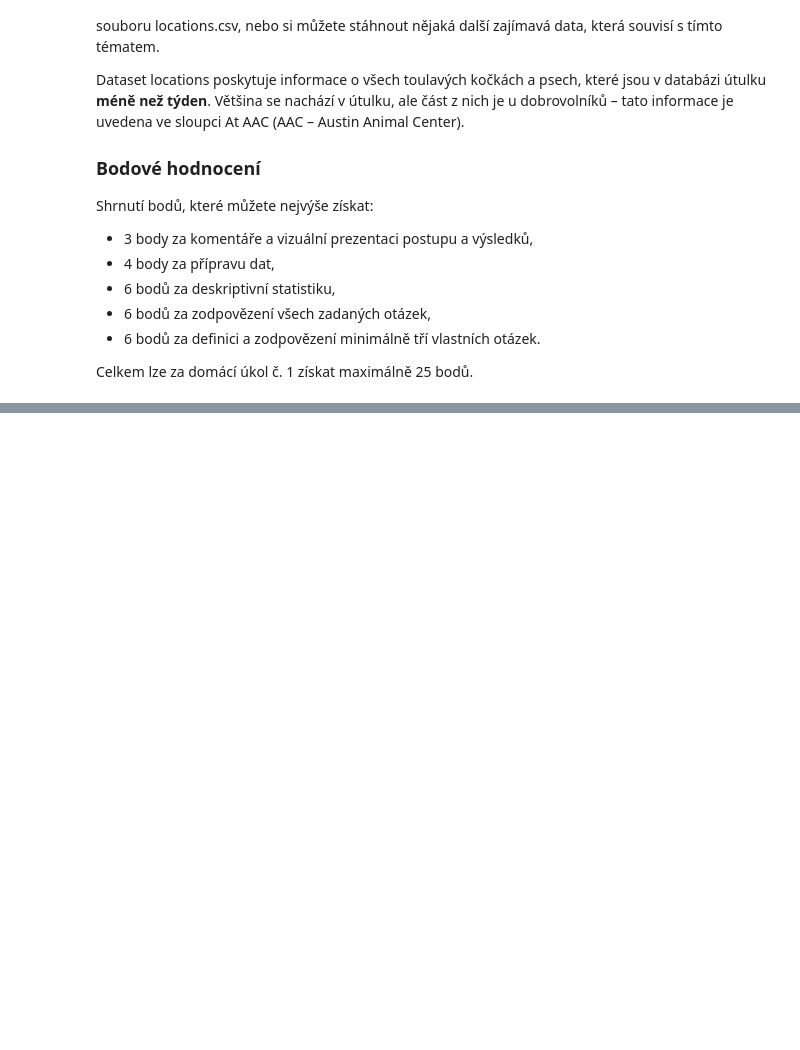
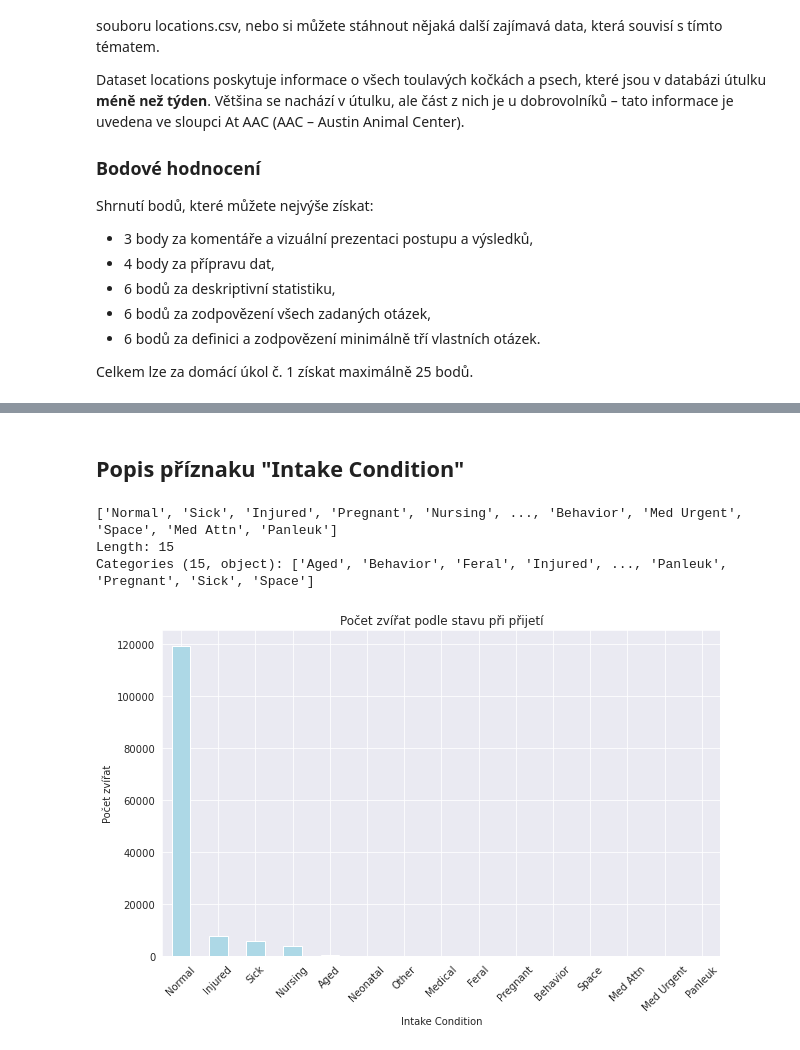
Before and after one commit to daKostych/BI-VIZ-2023, a Jupyter notebook: 01/assignment01.ipynb, the cells around one changed output, grey strips where cells are left out. Drawn from its saved outputs; the diff is of its cells as text; code cells hidden in the pictures; blank space fills up the shorter version.

```diff
--- a/01/assignment01.ipynb
+++ b/01/assignment01.ipynb
@@ -61,0 +595,20 @@ Celkem lze za domácí úkol č. 1 získat maximálně 25 bodů.
+# %% [markdown]
+## Popis příznaku "Intake Condition"
+# %%
+intakes["Intake Condition"].unique()
+# %% [output]
+['Normal', 'Sick', 'Injured', 'Pregnant', 'Nursing', ..., 'Behavior', 'Med Urgent', 'Space', 'Med Attn', 'Panleuk']
+Length: 15
+Categories (15, object): ['Aged', 'Behavior', 'Feral', 'Injured', ..., 'Panleuk', 'Pregnant', 'Sick', 'Space']
+# %%
+counts_by_day = intakes['Intake Condition'].value_counts()
+
+plt.figure(figsize=(10, 6))
+counts_by_day.plot(kind='bar', color='lightblue')
+plt.xlabel('Intake Condition')
+plt.ylabel('Počet zvířat')
+plt.title('Počet zvířat podle stavu při přijetí')
+plt.xticks(rotation=45)
+plt.show()
+# %% [output]
+[figure, added]
```
Also changed, not shown: parts of 76 cells of this notebook.
